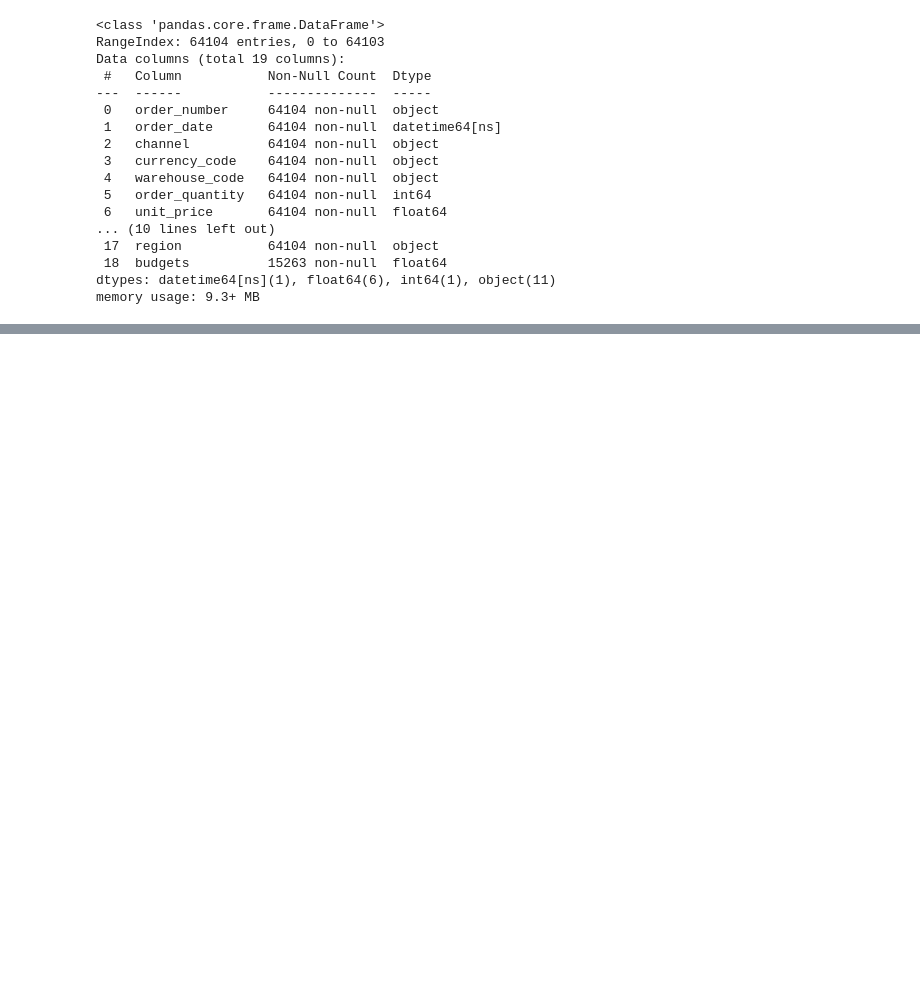
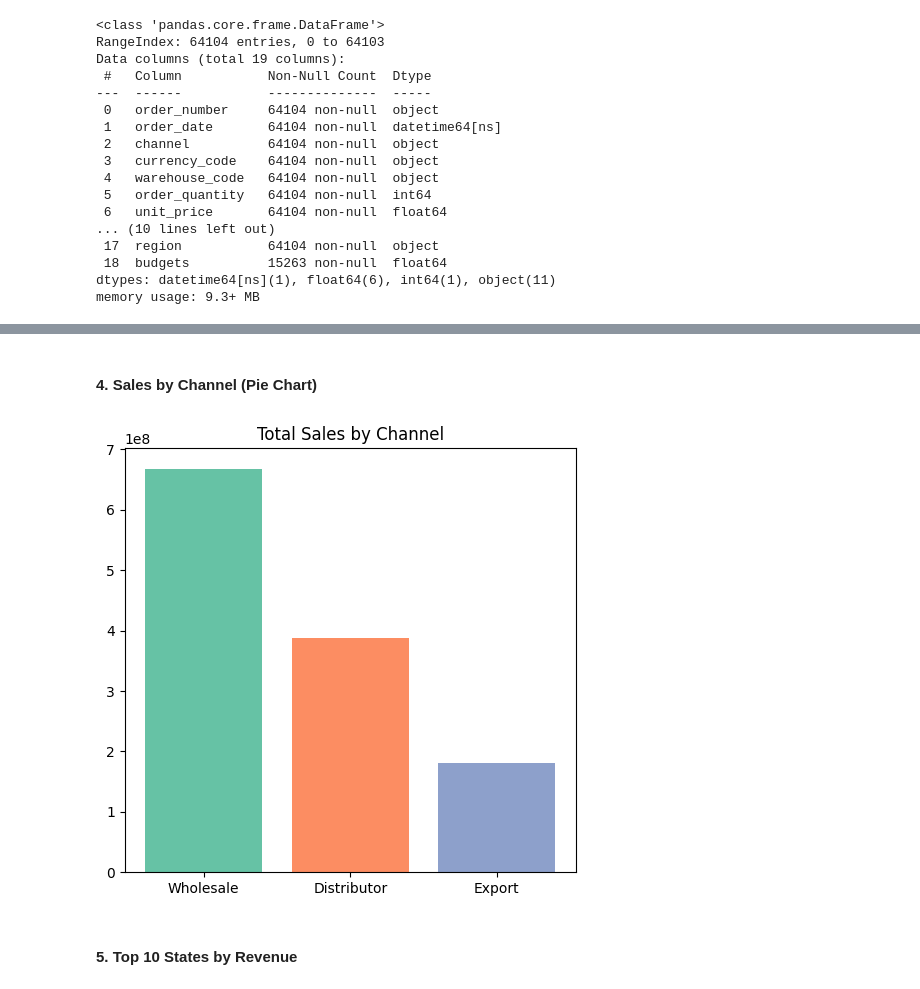
Before and after one commit to Manojg14/Sales-Analytics-Dashboard, a Jupyter notebook: Jupyter Notebook/Regional Sales Analysis.ipynb, the cells around one changed output, grey strips where cells are left out. Cells and saved outputs as stored; diff of their text form; code cells hidden in the pictures; blank space fills up the shorter version.

```diff
--- a/Jupyter Notebook/Regional Sales Analysis.ipynb
+++ b/Jupyter Notebook/Regional Sales Analysis.ipynb
@@ -452,0 +672,29 @@ memory usage: 9.3+ MB
+# %% [markdown]
+#### 4. Sales by Channel (Pie Chart)
+# %%
+# Group revenue by sales channel and sort descending
+chan_sales = merge_data.groupby('channel')['revenue'].sum().sort_values(ascending=False)
+
+colors = plt.cm.Set2.colors
+
+# Set figure size for the pie chart
+plt.figure(figsize=(5, 5))
+
+# Plot pie chart with percentage labels and a defined start angle
+plt.bar(
+    chan_sales.index,
+    chan_sales.values,
+    color=colors
+)
+# Add title for context
+plt.title('Total Sales by Channel')
+
+# Adjust layout to ensure everything fits well
+plt.tight_layout()
+
+# Display the chart
+plt.show()
+# %% [output]
+[figure, added]
+# %% [markdown]
+#### 5. Top 10 States by Revenue
```
Also changed, not shown: parts of 28 cells of this notebook, 6 other files.
